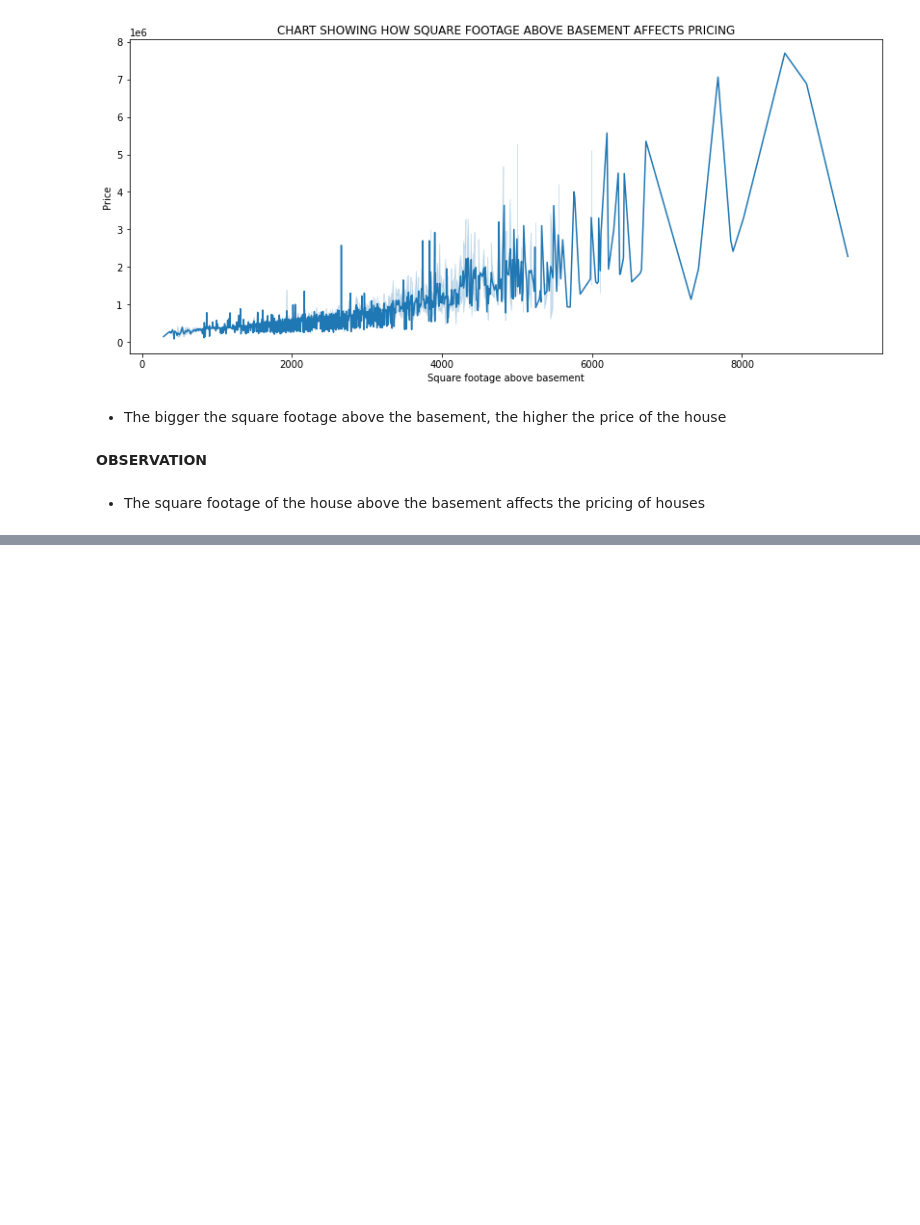
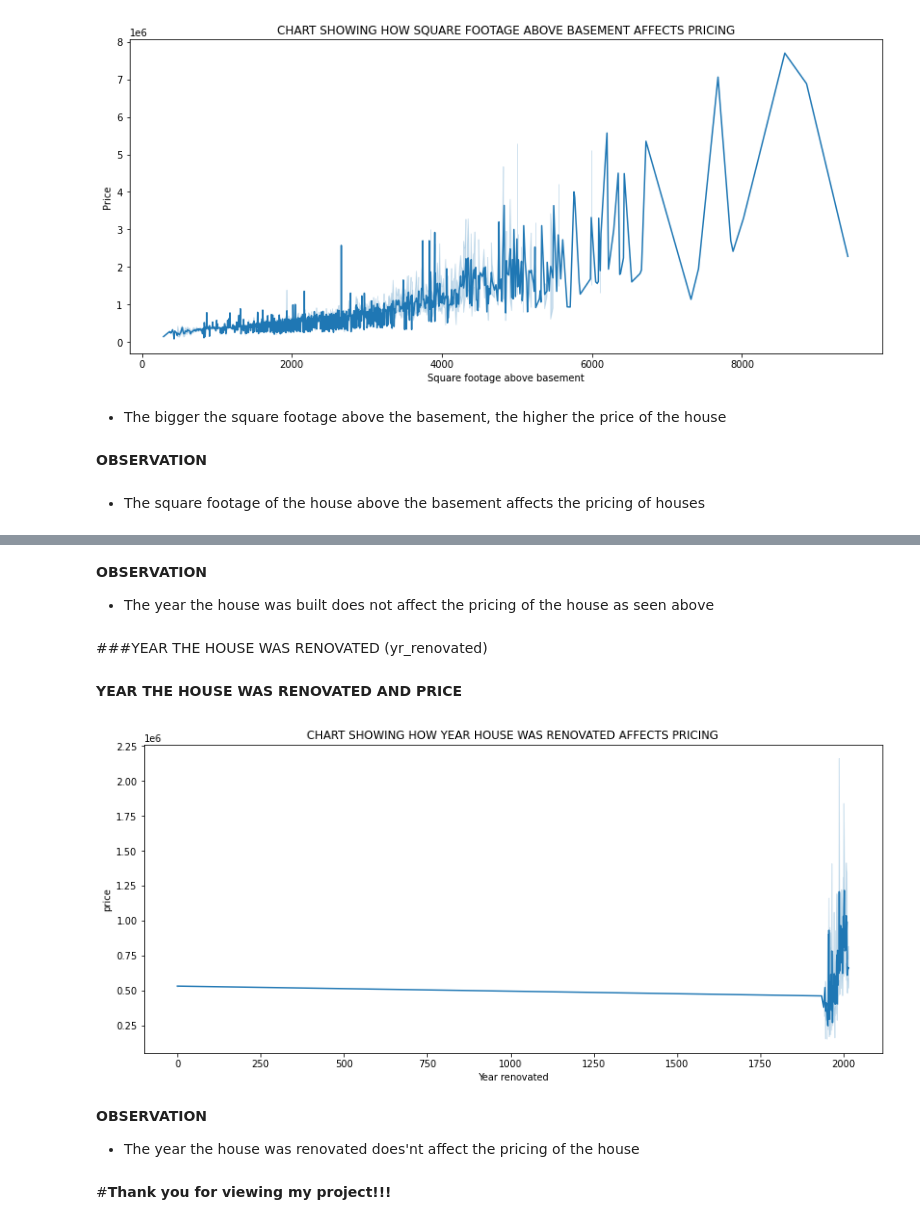
Before and after one commit to MikeDeecode/KC-properties-price-analysis, a Jupyter notebook: kc_properties_analysis.ipynb, the cells around one changed output, grey strips where cells are left out. Saved outputs shown, nothing was run; the diff lists cells and outputs as text; code cells hidden in the pictures; blank space fills up the shorter version.

```diff
--- a/kc_properties_analysis.ipynb
+++ b/kc_properties_analysis.ipynb
@@ -524,0 +564,22 @@ plt.show()
+# %% [markdown]
+**OBSERVATION**
+
+*  The year the house was built does not affect the pricing of the house as seen above
+# %% [markdown]
+###YEAR THE HOUSE WAS RENOVATED (yr_renovated)
+# %% [markdown]
+**YEAR THE HOUSE WAS RENOVATED AND PRICE**
+# %%
+plt.figure(figsize = (14, 6))
+sns.lineplot('yr_renovated', 'price', data = kc_properties)
+plt.title("CHART SHOWING HOW YEAR HOUSE WAS RENOVATED AFFECTS PRICING")
+plt.xlabel("Year renovated")
+plt.show()
+# %% [output]
+[figure, added]
+# %% [markdown]
+**OBSERVATION**
+
+* The year the house was renovated does'nt affect the pricing of the house
+# %% [markdown]
+#**Thank you for viewing my project!!!**
```
Also changed, not shown: parts of 9 cells of this notebook.
